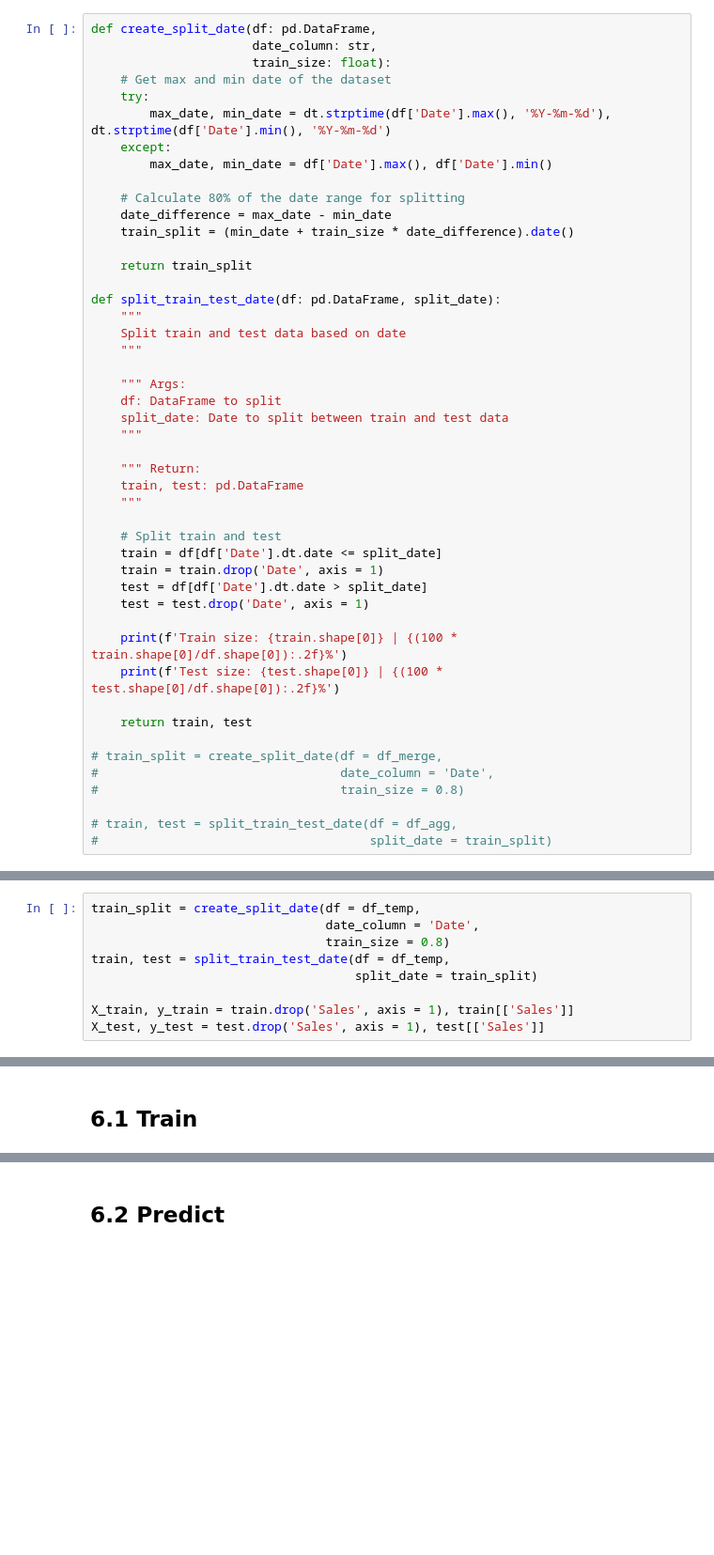
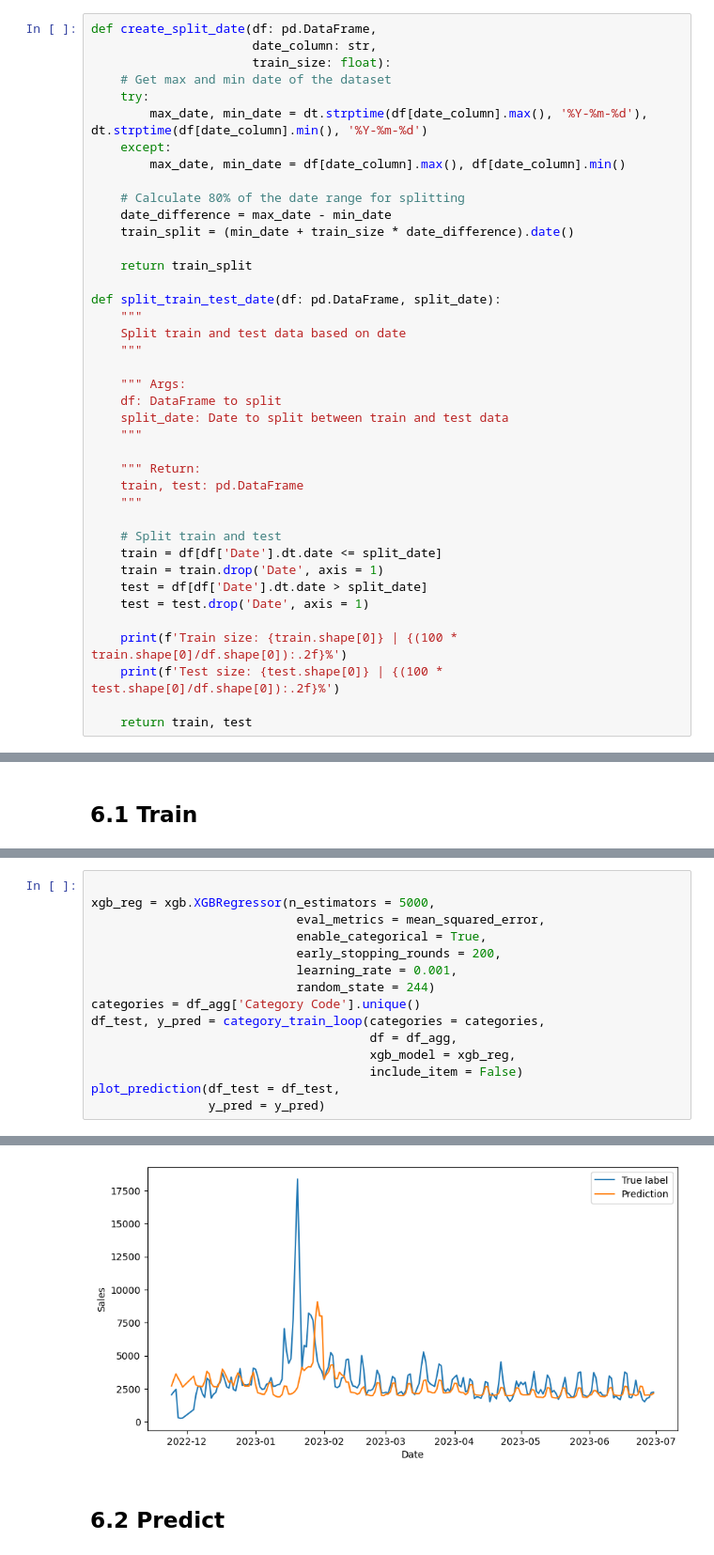
Before and after one commit to prattapong/Data-Science-Portfolio, a Jupyter notebook: Projects/Supermaket Sales Data/code/1.2 XGBoost Feature Engineering and Training over Category.ipynb, the cells around one changed output, grey strips where cells are left out. Shown: that part at 94% size. Cells and saved outputs as stored; diff of their text form; blank space fills up the shorter version.

Commit message:
add train loop

```diff
--- a/Projects/Supermaket Sales Data/code/1.2 XGBoost Feature Engineering and Training over Category.ipynb
+++ b/Projects/Supermaket Sales Data/code/1.2 XGBoost Feature Engineering and Training over Category.ipynb
@@ -173,9 +173,9 @@ def create_split_date(df: pd.DataFrame,
                       train_size: float):
     # Get max and min date of the dataset
     try:
-        max_date, min_date = dt.strptime(df['Date'].max(), '%Y-%m-%d'), dt.strptime(df['Date'].min(), '%Y-%m-%d')
+        max_date, min_date = dt.strptime(df[date_column].max(), '%Y-%m-%d'), dt.strptime(df[date_column].min(), '%Y-%m-%d')
     except:
-        max_date, min_date = df['Date'].max(), df['Date'].min()
+        max_date, min_date = df[date_column].max(), df[date_column].min()
 
     # Calculate 80% of the date range for splitting
     date_difference = max_date - min_date
@@ -207,10 +207,3 @@ def split_train_test_date(df: pd.DataFrame, split_date):
     print(f'Test size: {test.shape[0]} | {(100 * test.shape[0]/df.shape[0]):.2f}%')
 
     return train, test
-
-# train_split = create_split_date(df = df_merge,
-#                                 date_column = 'Date',
-#                                 train_size = 0.8)
-
-# train, test = split_train_test_date(df = df_agg,
-#                                     split_date = train_split)
@@ -222,9 +209,0 @@ MemoryError: Unable to allocate 1.07 TiB for an array with shape (589388526720,)
-# %%
-train_split = create_split_date(df = df_temp,
-                                date_column = 'Date',
-                                train_size = 0.8)
-train, test = split_train_test_date(df = df_temp,
-                                    split_date = train_split)
-
-X_train, y_train = train.drop('Sales', axis = 1), train[['Sales']]
-X_test, y_test = test.drop('Sales', axis = 1), test[['Sales']]
@@ -328,0 +290,16 @@ XGBRegressor(base_score=None, booster=None, callbacks=None,
+# %%
+
+xgb_reg = xgb.XGBRegressor(n_estimators = 5000,
+                            eval_metrics = mean_squared_error,
+                            enable_categorical = True,
+                            early_stopping_rounds = 200,
+                            learning_rate = 0.001,
+                            random_state = 244)
+categories = df_agg['Category Code'].unique()
+df_test, y_pred = category_train_loop(categories = categories,
+                                      df = df_agg,
+                                      xgb_model = xgb_reg,
+                                      include_item = False)
+plot_prediction(df_test = df_test,
+                y_pred = y_pred)
+# %% [output]
@@ -329,3 +323,4 @@ XGBRegressor(base_score=None, booster=None, callbacks=None,
+[figure, added]
 # %% [markdown]
 ## 6.2 Predict
 # %%
```
Also changed, not shown: parts of 7 cells of this notebook, 1 other file.
